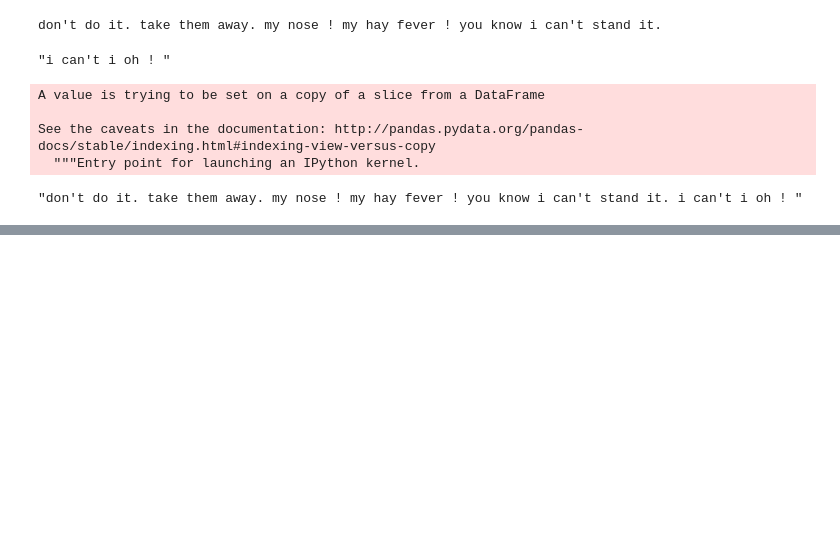
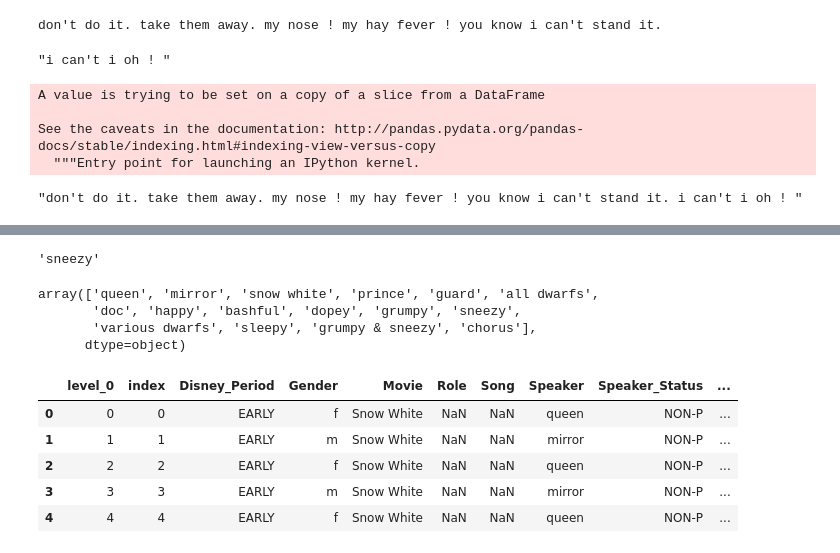
Before and after one commit to Data-Science-for-Linguists-2019/Animated-Movie-Gendered-Dialogue, a Jupyter notebook: code/Disney_Data_Edits.ipynb, the cells around one changed output, grey strips where cells are left out. Cells and saved outputs as stored; diff of their text form; code cells hidden in the pictures; blank space fills up the shorter version.

```diff
--- a/code/Disney_Data_Edits.ipynb
+++ b/code/Disney_Data_Edits.ipynb
@@ -185,0 +279,2 @@ new_snow_white[["Speaker", "Text"]].iloc[294:298]
+# %%
+snow_white.drop(index = 362, inplace = True)
@@ -185,0 +286,3 @@ new_snow_white[["Speaker", "Text"]].iloc[294:298]
+# %%
+snow_white.reset_index(drop=True,inplace = True)
+snow_white["Text"].iloc[360:]
@@ -185,0 +336,13 @@ new_snow_white[["Speaker", "Text"]].iloc[294:298]
+# %%
+snow_white["Speaker"].iloc[77] = 'sneezy'
+# %%
+snow_white["Speaker"].iloc[77]
+# %% [output]
+'sneezy'
+# %%
+snow_white["Speaker"].unique()
+# %% [output]
+array(['queen', 'mirror', 'snow white', 'prince', 'guard', 'all dwarfs',
+       'doc', 'happy', 'bashful', 'dopey', 'grumpy', 'sneezy',
+       'various dwarfs', 'sleepy', 'grumpy & sneezy', 'chorus'],
+      dtype=object)
@@ -185,0 +355,16 @@ new_snow_white[["Speaker", "Text"]].iloc[294:298]
+# %%
+# Making Gender Lists
+sw_female = ['queen', 'snow white']
+sw_male = ['mirror', 'prince', 'guard', 'all dwarfs', 'doc', 'happy', 'bashful', 'dopey',
+           'grumpy', 'sneezy', 'various dwarfs', 'sleepy', 'grumpy & sneezy']
+gender_func = partial(whichgen, female = sw_female, male=sw_male)
+snow_white["Gender"] = snow_white.Speaker.map(gender_func)
+# %%
+snow_white.head()
+# %% [output]
+|  | level_0 | index | Disney_Period | Gender | Movie | Role | Song | Speaker | Speaker_Status | ... |
+| 0 | 0 | 0 | EARLY | f | Snow White | NaN | NaN | queen | NON-P | ... |
+| 1 | 1 | 1 | EARLY | m | Snow White | NaN | NaN | mirror | NON-P | ... |
+| 2 | 2 | 2 | EARLY | f | Snow White | NaN | NaN | queen | NON-P | ... |
+| 3 | 3 | 3 | EARLY | m | Snow White | NaN | NaN | mirror | NON-P | ... |
+| 4 | 4 | 4 | EARLY | f | Snow White | NaN | NaN | queen | NON-P | ... |
```
Also changed, not shown: parts of 137 cells of this notebook.
